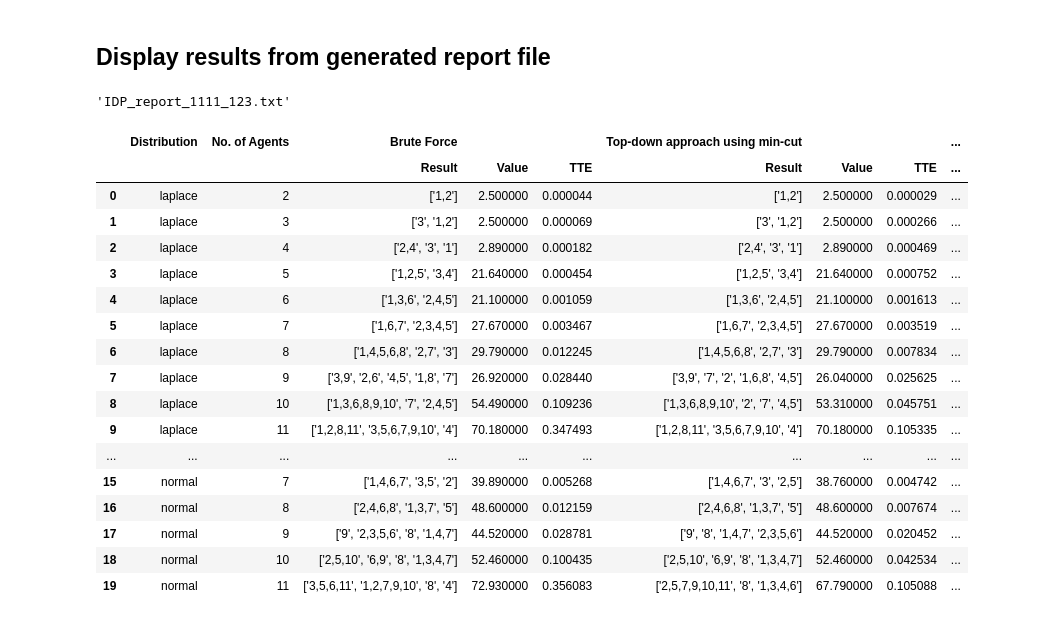
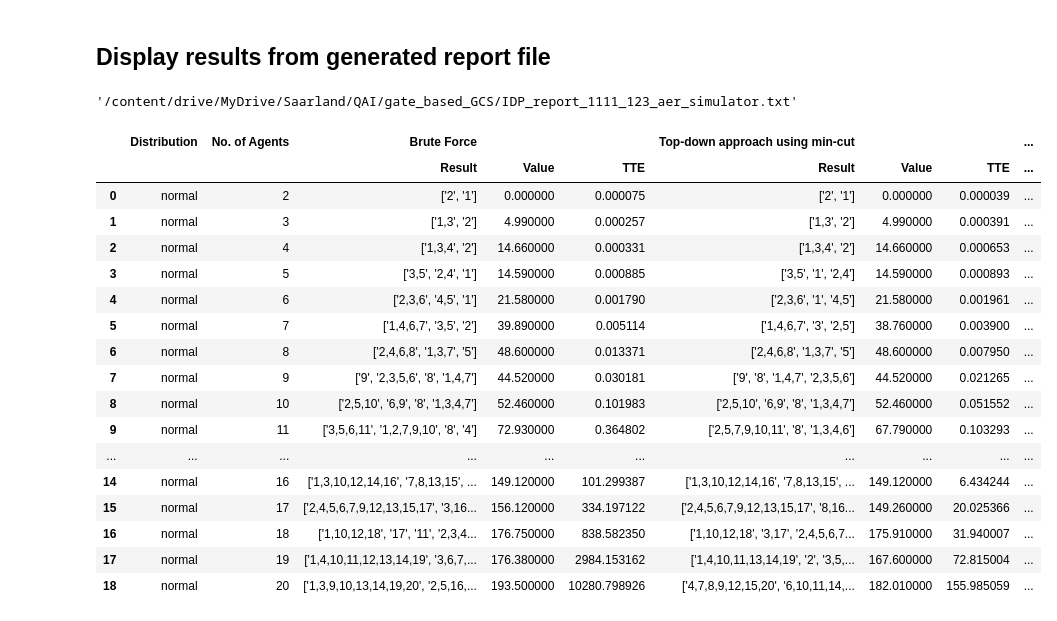
Before and after one commit to supreethmv/QuACS, a Jupyter notebook: Gate_based_Experiments.ipynb, the cells around one changed output. Saved outputs shown, nothing was run; the diff lists cells and outputs as text; code cells hidden in the pictures.

```diff
--- a/Gate_based_Experiments.ipynb
+++ b/Gate_based_Experiments.ipynb
@@ -179,20 +203,4 @@ generate_file_for_BOSS = False#@param {type:"boolean"}
 # %%
-table_contents = []
-
-
-distributions = [
-    laplace,
-    normal
-]
-
-
-n_agents = np.arange(2, 12).tolist()
-
-seed = 123
-QAOA_p_increment_flag = False # Useful for training QAOA. If true, checks by running QAOA for p>1 until the right solution is obtained.
-
-report_filename = 'IDP_report_' + solver_flags + '_' +  str(seed) + '.txt'
-
 problem_instances = {}
 
 if generate_file_for_BOSS:
@@ -200,7 +208,6 @@ if generate_file_for_BOSS:
 
 
 for iteration in range(1,2):
-    try:
         print('*****  iteration  *****', iteration)
         for distribution in distributions:
             print(f'\nExecuting {distribution.__name__} distribution ',end=' ')
@@ -279,7 +286,8 @@ for iteration in range(1,2):
                     start_time = time.time()
                     #print('p (QAOA reps) =',reps)
                     gate_based_solution, gate_based_value = IDP_min_cut_top_down(induced_subgraph_game, \
-                                                                                           min_cut_solver = min_cut_solvers.min_cut_qiskit_QAOA)
+                                                                                           min_cut_solver = min_cut_solvers.min_cut_qiskit_QAOA,\
+                                                                                           simulator = simulator)
                     gate_based_quality = None
                     if bruteforce_value:
                       try:
@@ -327,8 +335,6 @@ for iteration in range(1,2):
             print('\n')
         if generate_file_for_BOSS:
             file_obj.close()
-    except:
-        print("iteration ", iteration, "not working"  )
 # %% [output]
 *****  iteration  ***** 1
 
@@ -350,15 +345,15 @@ n. agents: 11
 # %% [markdown]
 ## Display results from generated report file
 # %%
-report_filename = 'IDP_report_' + solver_flags + '_' +  str(seed) + '.txt'
+report_filename = '/content/drive/MyDrive/Saarland/QAI/gate_based_GCS/IDP_report_' + solver_flags + '_' +  str(seed) + '_' + simulator + '.txt'
 report_filename
 # %% [output]
-'IDP_report_1111_123.txt'
+'/content/drive/MyDrive/Saarland/QAI/gate_based_GCS/IDP_report_1111_123_aer_simulator.txt'
 # %%
-IDP_brute_force = bool(int(report_filename.split('_')[-2][0]))
-IDP_topdown_min_cut = bool(int(report_filename.split('_')[-2][1]))
-IDP_topdown_qubo = bool(int(report_filename.split('_')[-2][2]))
-IDP_gate_based = bool(int(report_filename.split('_')[-2][3]))
+IDP_brute_force = bool(int(report_filename.split('_')[-(3+simulator.count('_'))][0]))
+IDP_topdown_min_cut = bool(int(report_filename.split('_')[-(3+simulator.count('_'))][1]))
+IDP_topdown_qubo = bool(int(report_filename.split('_')[-(3+simulator.count('_'))][2]))
+IDP_gate_based = bool(int(report_filename.split('_')[-(3+simulator.count('_'))][3]))
 
 #report_file_obj = open(os.path.join(report_save_location,report_filename),'r')
 report_file_obj = open(os.path.join(report_filename),'r')
@@ -379,7 +374,7 @@ for col_num, cell in enumerate(table_contents[0][2:]):
 #view output table
 def highlight_false(s, column):
     is_false = pd.Series(data=False, index=s.index)
-    is_false[column] = round(s.loc[column],2)<1.0
+    is_false[column] = s.loc[('Top-down approach using min-cut'),('Value')]!= s.loc[('Qiskit QAOA'),('Value')] #round(s.loc[column],4)<1.0
     return ['color: #ff8888' if is_false.any() else '' for v in is_false]
 
 base_cols = ['Distribution', 'No. of Agents']
@@ -406,7 +401,7 @@ column_arrays = [base_cols, sub_cols]
 df = pd.DataFrame(table_contents, columns=pd.MultiIndex.from_arrays(column_arrays))
 
 
-s = df.style.apply(highlight_false, column=('Top-down approach using min-cut', 'Quality'), axis=1)
+s = df.style.apply(highlight_false, column=('Qiskit QAOA', 'Quality'), axis=1)
 
 cell_hover = {  # for row hover use <tr> instead of <td>
     'selector': 'td:hover',
@@ -427,49 +422,49 @@ value_col_bgcolor = '784212'
 tte_col_bgcolor = '154360'
 correctness_col_bgcolor = '693f3f'
 
 def get_nested_column_style(col_name, nested_col_name, border_color='black', bg_color = 'grey'):
     return {(col_name, nested_col_name):[{'selector': 'th', 'props': 'border-left: 1px solid '+border_color},
                                          {'selector': 'td', 'props': 'border-left: 1px solid '+ border_color+'; background-color: #'+bg_color}]}
 
 def get_column_style(col_name, nested_col_names):
     result_dict = {}
     for nested_col_name, bg_color in nested_col_names:
         border_color = 'black'
         if nested_col_name is 'Result':
             border_color = 'white'
         temp = get_nested_column_style(col_name, nested_col_name, border_color, bg_color)
         result_dict[list(temp.keys())[0]]=list(temp.values())[0]
     return result_dict
 
 d1 = {
     ('No. of Agents', ''): [{'selector': 'th', 'props': 'border-left: 1px solid white'},
                                {'selector': 'td', 'props': 'border-left: 1px solid white'}]}
 
 if IDP_brute_force: d1.update(get_column_style('Brute Force',[('Result',result_col_bgcolor), ('Value',value_col_bgcolor), ('TTE',tte_col_bgcolor)]))
 if IDP_topdown_min_cut: d1.update(get_column_style('Top-down approach using min-cut',[('Result',result_col_bgcolor), ('Value',value_col_bgcolor), ('TTE',tte_col_bgcolor), ('Correctness',correctness_col_bgcolor)]))
 if IDP_topdown_qubo: d1.update(get_column_style('Top-down approach using qubo',[('Result',result_col_bgcolor), ('Value',value_col_bgcolor), ('TTE',tte_col_bgcolor), ('Correctness',correctness_col_bgcolor)]))
 if IDP_gate_based: d1.update(get_column_style('Qiskit QAOA',[('Result',result_col_bgcolor), ('Value',value_col_bgcolor), ('TTE',tte_col_bgcolor), ('Correctness',correctness_col_bgcolor), ('reps (p)','1D1D1D')]))
 
 s.set_table_styles(d1, overwrite=False, axis=0)
 # %% [output]
 |  | Distribution | No. of Agents | Brute Force |  |  | Top-down approach using min-cut |  |  | ... |
 |  |  |  | Result | Value | TTE | Result | Value | TTE | ... |
-| 0 | laplace | 2 | ['1,2'] | 2.500000 | 0.000044 | ['1,2'] | 2.500000 | 0.000029 | ... |
-| 1 | laplace | 3 | ['3', '1,2'] | 2.500000 | 0.000069 | ['3', '1,2'] | 2.500000 | 0.000266 | ... |
-| 2 | laplace | 4 | ['2,4', '3', '1'] | 2.890000 | 0.000182 | ['2,4', '3', '1'] | 2.890000 | 0.000469 | ... |
-| 3 | laplace | 5 | ['1,2,5', '3,4'] | 21.640000 | 0.000454 | ['1,2,5', '3,4'] | 21.640000 | 0.000752 | ... |
-| 4 | laplace | 6 | ['1,3,6', '2,4,5'] | 21.100000 | 0.001059 | ['1,3,6', '2,4,5'] | 21.100000 | 0.001613 | ... |
-| 5 | laplace | 7 | ['1,6,7', '2,3,4,5'] | 27.670000 | 0.003467 | ['1,6,7', '2,3,4,5'] | 27.670000 | 0.003519 | ... |
-| 6 | laplace | 8 | ['1,4,5,6,8', '2,7', '3'] | 29.790000 | 0.012245 | ['1,4,5,6,8', '2,7', '3'] | 29.790000 | 0.007834 | ... |
-| 7 | laplace | 9 | ['3,9', '2,6', '4,5', '1,8', '7'] | 26.920000 | 0.028440 | ['3,9', '7', '2', '1,6,8', '4,5'] | 26.040000 | 0.025625 | ... |
-| 8 | laplace | 10 | ['1,3,6,8,9,10', '7', '2,4,5'] | 54.490000 | 0.109236 | ['1,3,6,8,9,10', '2', '7', '4,5'] | 53.310000 | 0.045751 | ... |
-| 9 | laplace | 11 | ['1,2,8,11', '3,5,6,7,9,10', '4'] | 70.180000 | 0.347493 | ['1,2,8,11', '3,5,6,7,9,10', '4'] | 70.180000 | 0.105335 | ... |
+| 0 | normal | 2 | ['2', '1'] | 0.000000 | 0.000075 | ['2', '1'] | 0.000000 | 0.000039 | ... |
+| 1 | normal | 3 | ['1,3', '2'] | 4.990000 | 0.000257 | ['1,3', '2'] | 4.990000 | 0.000391 | ... |
+| 2 | normal | 4 | ['1,3,4', '2'] | 14.660000 | 0.000331 | ['1,3,4', '2'] | 14.660000 | 0.000653 | ... |
+| 3 | normal | 5 | ['3,5', '2,4', '1'] | 14.590000 | 0.000885 | ['3,5', '1', '2,4'] | 14.590000 | 0.000893 | ... |
+| 4 | normal | 6 | ['2,3,6', '4,5', '1'] | 21.580000 | 0.001790 | ['2,3,6', '1', '4,5'] | 21.580000 | 0.001961 | ... |
+| 5 | normal | 7 | ['1,4,6,7', '3,5', '2'] | 39.890000 | 0.005114 | ['1,4,6,7', '3', '2,5'] | 38.760000 | 0.003900 | ... |
+| 6 | normal | 8 | ['2,4,6,8', '1,3,7', '5'] | 48.600000 | 0.013371 | ['2,4,6,8', '1,3,7', '5'] | 48.600000 | 0.007950 | ... |
+| 7 | normal | 9 | ['9', '2,3,5,6', '8', '1,4,7'] | 44.520000 | 0.030181 | ['9', '8', '1,4,7', '2,3,5,6'] | 44.520000 | 0.021265 | ... |
+| 8 | normal | 10 | ['2,5,10', '6,9', '8', '1,3,4,7'] | 52.460000 | 0.101983 | ['2,5,10', '6,9', '8', '1,3,4,7'] | 52.460000 | 0.051552 | ... |
+| 9 | normal | 11 | ['3,5,6,11', '1,2,7,9,10', '8', '4'] | 72.930000 | 0.364802 | ['2,5,7,9,10,11', '8', '1,3,4,6'] | 67.790000 | 0.103293 | ... |
 | ... | ... | ... | ... | ... | ... | ... | ... | ... | ... |
-| 15 | normal | 7 | ['1,4,6,7', '3,5', '2'] | 39.890000 | 0.005268 | ['1,4,6,7', '3', '2,5'] | 38.760000 | 0.004742 | ... |
-| 16 | normal | 8 | ['2,4,6,8', '1,3,7', '5'] | 48.600000 | 0.012159 | ['2,4,6,8', '1,3,7', '5'] | 48.600000 | 0.007674 | ... |
-| 17 | normal | 9 | ['9', '2,3,5,6', '8', '1,4,7'] | 44.520000 | 0.028781 | ['9', '8', '1,4,7', '2,3,5,6'] | 44.520000 | 0.020452 | ... |
-| 18 | normal | 10 | ['2,5,10', '6,9', '8', '1,3,4,7'] | 52.460000 | 0.100435 | ['2,5,10', '6,9', '8', '1,3,4,7'] | 52.460000 | 0.042534 | ... |
-| 19 | normal | 11 | ['3,5,6,11', '1,2,7,9,10', '8', '4'] | 72.930000 | 0.356083 | ['2,5,7,9,10,11', '8', '1,3,4,6'] | 67.790000 | 0.105088 | ... |
+| 14 | normal | 16 | ['1,3,10,12,14,16', '7,8,13,15', ... | 149.120000 | 101.299387 | ['1,3,10,12,14,16', '7,8,13,15', ... | 149.120000 | 6.434244 | ... |
+| 15 | normal | 17 | ['2,4,5,6,7,9,12,13,15,17', '3,16... | 156.120000 | 334.197122 | ['2,4,5,6,7,9,12,13,15,17', '8,16... | 149.260000 | 20.025366 | ... |
+| 16 | normal | 18 | ['1,10,12,18', '17', '11', '2,3,4... | 176.750000 | 838.582350 | ['1,10,12,18', '3,17', '2,4,5,6,7... | 175.910000 | 31.940007 | ... |
+| 17 | normal | 19 | ['1,4,10,11,12,13,14,19', '3,6,7,... | 176.380000 | 2984.153162 | ['1,4,10,11,13,14,19', '2', '3,5,... | 167.600000 | 72.815004 | ... |
+| 18 | normal | 20 | ['1,3,9,10,13,14,19,20', '2,5,16,... | 193.500000 | 10280.798926 | ['4,7,8,9,12,15,20', '6,10,11,14,... | 182.010000 | 155.985059 | ... |
 # %%
 import matplotlib.pyplot as plt
 for distr in df.Distribution.unique():
```
Also changed, not shown: parts of 7 cells of this notebook, 3 other files.
